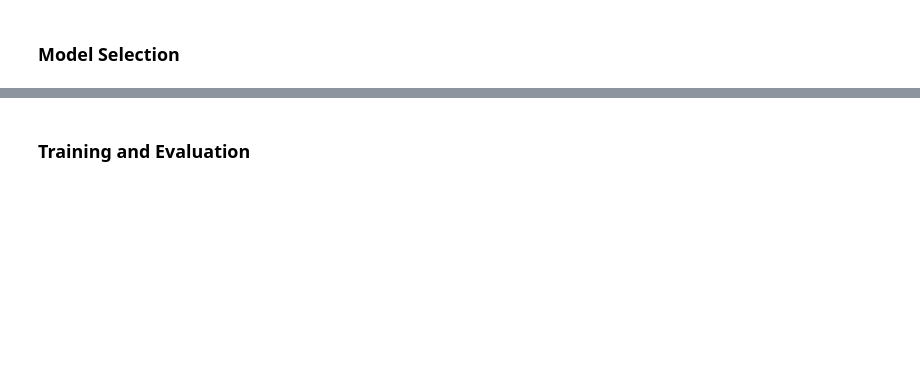
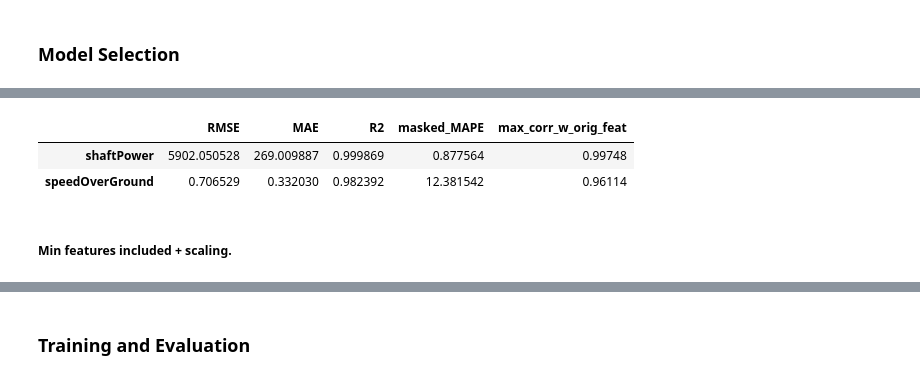
Before and after one commit to ButrosV/ship_prop_model, a Jupyter notebook: scripts/ship_hw_scratchpad.ipynb, the cells around one changed output, grey strips where cells are left out. Drawn from its saved outputs; the diff is of its cells as text; code cells hidden in the pictures; blank space fills up the shorter version.

```diff
--- a/scripts/ship_hw_scratchpad.ipynb
+++ b/scripts/ship_hw_scratchpad.ipynb
@@ -729,2 +704,42 @@ array([[ 1.85234932, -2.20410724,  0.6271699 , ..., -1.99266956,
 # %% [markdown]
 ### Model Selection
+# %%
+def evaluation_tabel(
+        y_true: pd.DataFrame = y_test,
+        predictions: np.array = y_pred,
+        target_index: list[str] = target_columns,
+        original_dataset_correlations: pd.Series= None,
+        ) -> pd.DataFrame:
+    """
+    Get model evaluation table with MAE, RMSE and R2 metrics.
+    MAPE calculation excludes all 0 values for True values.
+    Optionally add highest correlation scores between target and source features.
+    :param y_true: target data with true values.
+    :param predictions: model predictions.
+    :param target_index: names of target labels.
+    :param original_dataset_correlations: correlation matrix of the
+        source dataset that includes target columns with 2 level multi-index.
+    :return: DataFrame with target labels as rows an model evaluation
+                metrics as columns.
+    """
+    df_metrics = pd.DataFrame(index=target_index)
+    df_metrics["RMSE"] = np.sqrt(mean_squared_error(y_pred=predictions,
+                                                    y_true=y_test,
+                                                    multioutput="raw_values"))
+    df_metrics["MAE"] = mean_absolute_error(y_pred=predictions, y_true=y_test,
+                                            multioutput="raw_values")
+    df_metrics["R2"] = r2_score(y_pred=predictions, y_true=y_test,
+                                multioutput="raw_values")
+    non_zero_mask = y_true != 0
+    df_metrics["masked_MAPE"] = np.mean(np.abs((y_true[non_zero_mask.all(axis=1)
+                                                ] - y_pred[np.all(non_zero_mask, axis=1)]) / (
+                                                    y_true[non_zero_mask.all(axis=1)])), axis=0
+                                                    ) * 100
+    if original_dataset_correlations is not None:
+        for index, target in enumerate(target_index):
+            df_metrics.at[target, "max_corr_w_orig_feat"] = max(
+                original_dataset_correlations[
+                    (original_dataset_correlations.index.get_level_values(index) == target)
+                      | (original_dataset_correlations.index.get_level_values(index) == target)])
+
+    return df_metrics
@@ -771,0 +799,8 @@ NameError: name 'X_train' is not defined
+# %%
+evaluation_tabel(original_dataset_correlations=sorted_corr)
+# %% [output]
+|  | RMSE | MAE | R2 | masked_MAPE | max_corr_w_orig_feat |
+| shaftPower | 5902.050528 | 269.009887 | 0.999869 | 0.877564 | 0.99748 |
+| speedOverGround | 0.706529 | 0.332030 | 0.982392 | 12.381542 | 0.96114 |
+# %% [markdown]
+##### Min features included + scaling.
```
Also changed, not shown: parts of 24 cells of this notebook.
